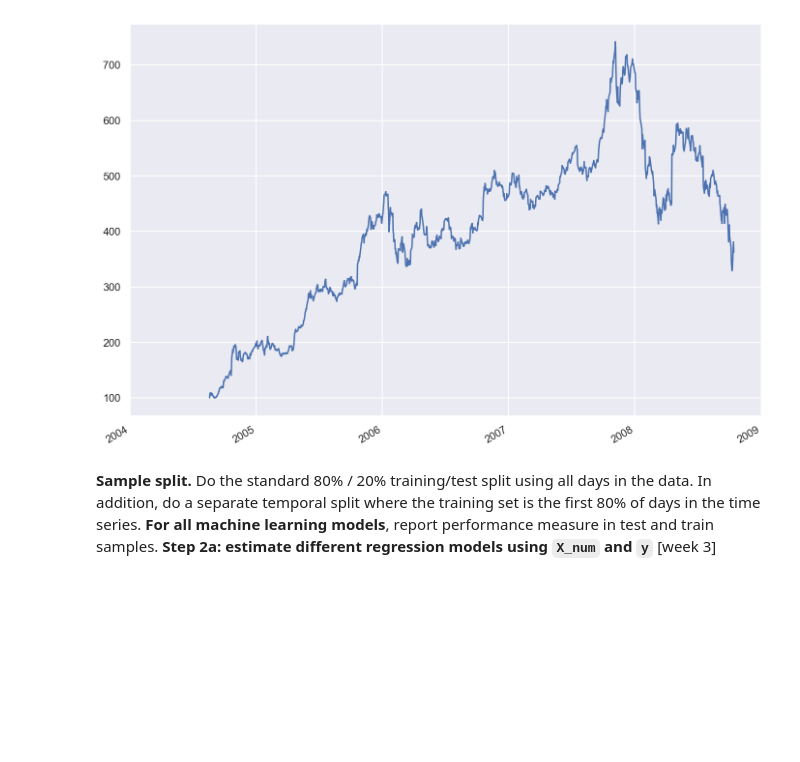
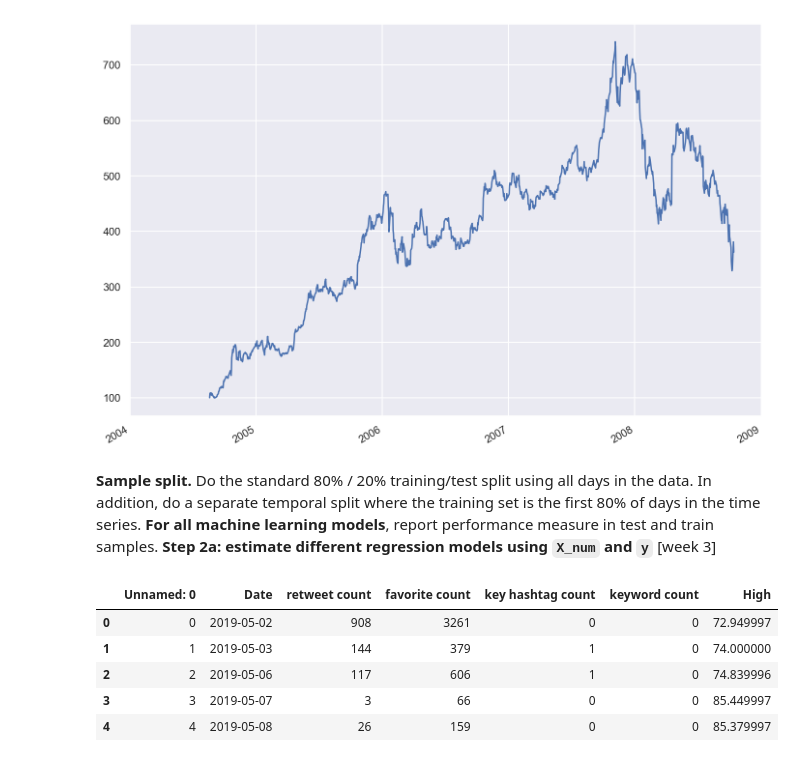
Before and after one commit to eckmanna/big_data_policy_2020, a Jupyter notebook: homeworks/hw1_eckmann.ipynb, the cells around one changed output. Drawn from its saved outputs; the diff is of its cells as text; code cells hidden in the pictures; blank space fills up the shorter version.

```diff
--- a/homeworks/hw1_eckmann.ipynb
+++ b/homeworks/hw1_eckmann.ipynb
@@ -598,15 +596,22 @@ plt.show()
 # %%
 # Sort now by Date
 df1['Date'] =pd.to_datetime(df1.Date)
 df1 = df1.sort_values('Date')
 
 # Reset Index
 df1 = df1.reset_index(drop=True)
 
 #only select row until end of 2019
 is_2019 = df1['Date'] <= '2019-12-31'
 df1 = df1[is_2019]
-df1
+df1.head()
+# %% [output]
+|  | Unnamed: 0 | Date | retweet count | favorite count | key hashtag count | keyword count | High |
+| 0 | 0 | 2019-05-02 | 908 | 3261 | 0 | 0 | 72.949997 |
+| 1 | 1 | 2019-05-03 | 144 | 379 | 1 | 0 | 74.000000 |
+| 2 | 2 | 2019-05-06 | 117 | 606 | 1 | 0 | 74.839996 |
+| 3 | 3 | 2019-05-07 | 3 | 66 | 0 | 0 | 85.449997 |
+| 4 | 4 | 2019-05-08 | 26 | 159 | 0 | 0 | 85.379997 |
 # %%
 # plot X_num over time period of interest
 
```
Also changed, not shown: parts of 14 cells of this notebook.
